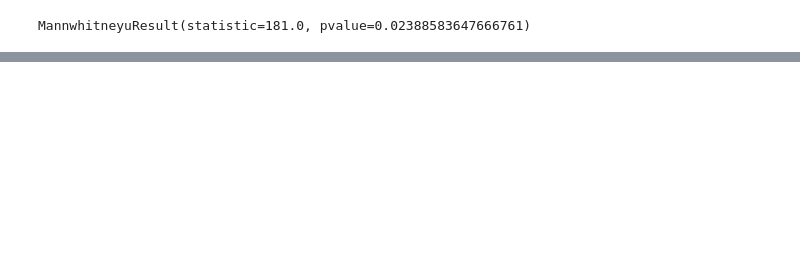
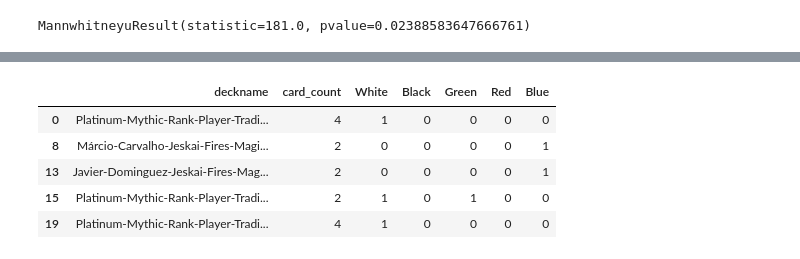
Before and after one commit to qitoahc/PayToWin_or_PayToPlay, a Jupyter notebook: notebooks/Deck price comparison.ipynb, the cells around one changed output, grey strips where cells are left out. Drawn from its saved outputs; the diff is of its cells as text; code cells hidden in the pictures; blank space fills up the shorter version.

```diff
--- a/notebooks/Deck price comparison.ipynb
+++ b/notebooks/Deck price comparison.ipynb
@@ -328,0 +359,10 @@ MannwhitneyuResult(statistic=181.0, pvalue=0.04569007399642687)
+# %%
+
+devotion_df.head()
+# %% [output]
+|  | deckname | card_count | White | Black | Green | Red | Blue |
+| 0 | Platinum-Mythic-Rank-Player-Tradi... | 4 | 1 | 0 | 0 | 0 | 0 |
+| 8 | Márcio-Carvalho-Jeskai-Fires-Magi... | 2 | 0 | 0 | 0 | 0 | 1 |
+| 13 | Javier-Dominguez-Jeskai-Fires-Mag... | 2 | 0 | 0 | 0 | 0 | 1 |
+| 15 | Platinum-Mythic-Rank-Player-Tradi... | 2 | 1 | 0 | 1 | 0 | 0 |
+| 19 | Platinum-Mythic-Rank-Player-Tradi... | 4 | 1 | 0 | 0 | 0 | 0 |
```
Also changed, not shown: parts of 17 cells of this notebook, 9 other files.
